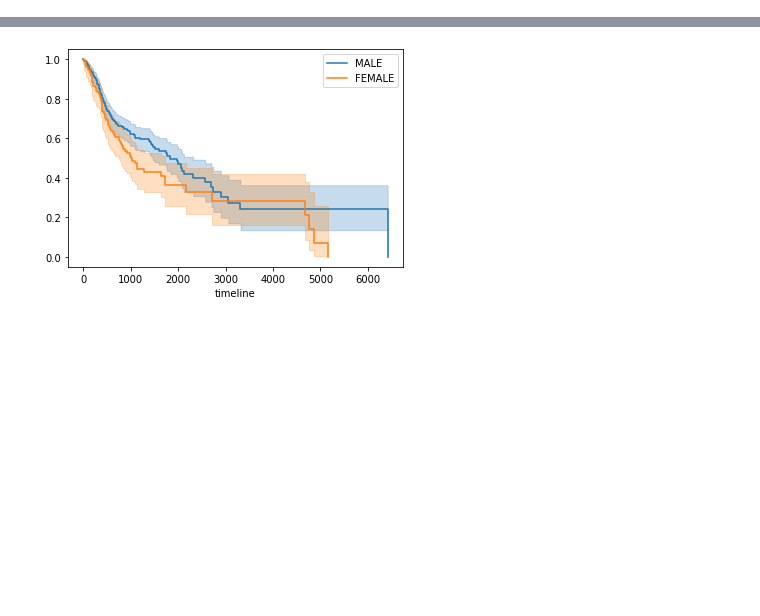
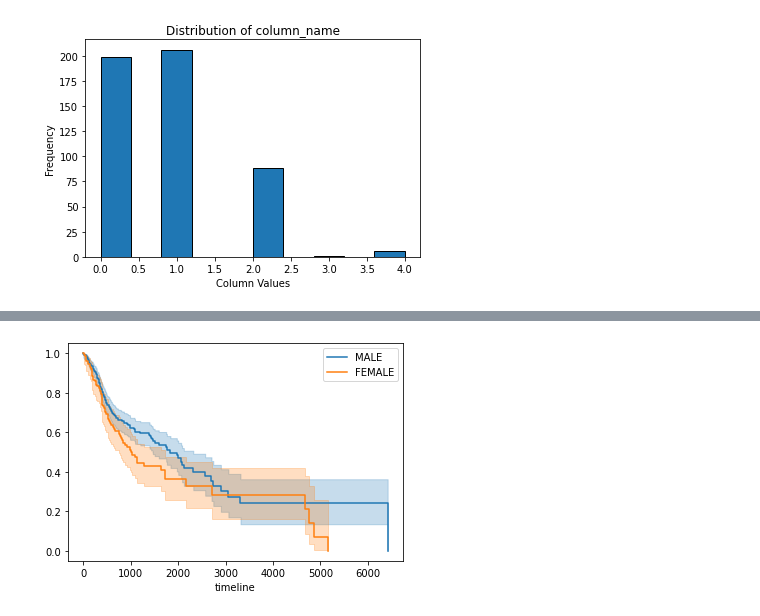
Before and after one commit to Enable72/ECE204-PROJECT4, a Jupyter notebook: preprocessing.ipynb, the cells around one changed output, grey strips where cells are left out. Cells and saved outputs as stored; diff of their text form; code cells hidden in the pictures; blank space fills up the shorter version.

```diff
--- a/preprocessing.ipynb
+++ b/preprocessing.ipynb
@@ -41,4 +45,3 @@ mut
 # %%
 # get the count of top 5 gene in each column
-mut_gene = mut[["Hugo_Symbol"]]
-pd.pivot_table(mut_gene, index=['patient_id'], columns= "Hugo_Symbol", aggfunc = 'size', fill_value=0)
+mut_gene = pd.pivot_table(mut, index=['patient_id'], columns= "Hugo_Symbol", aggfunc = 'size', fill_value=0)
@@ -88,0 +48,7 @@ Index(['type', 'age_at_initial_pathologic_diagnosis', 'gender', 'race',
+# %%
+# merge data
+mut_gene = mut_gene[genes]
+mut_gene = mut_gene.join(metadata)
+mut_gene = mut_gene.drop(columns = ['type','histological_type',
+       'histological_grade', 'vital_status', 'DFI', 'DFI.time', 'PFI', 'PFI.time', 'Redaction'])
+mut_gene
@@ -88,0 +70,8 @@ Index(['type', 'age_at_initial_pathologic_diagnosis', 'gender', 'race',
+# %%
+plt.hist(mut_gene['TP53'], bins=10, edgecolor='k') # you can adjust the number of bins
+plt.xlabel('Column Values')
+plt.ylabel('Frequency')
+plt.title('Distribution of column_name')
+plt.show()
+# %% [output]
+[figure, added]
```
Also changed, not shown: parts of 18 cells of this notebook.
